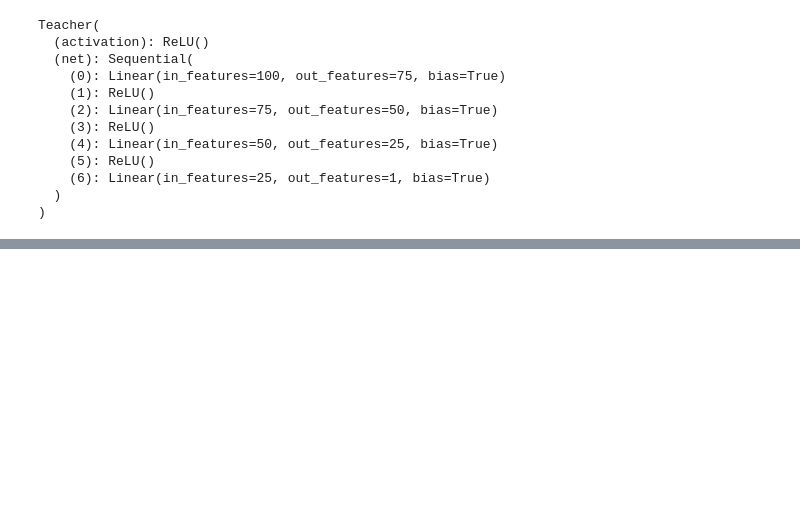
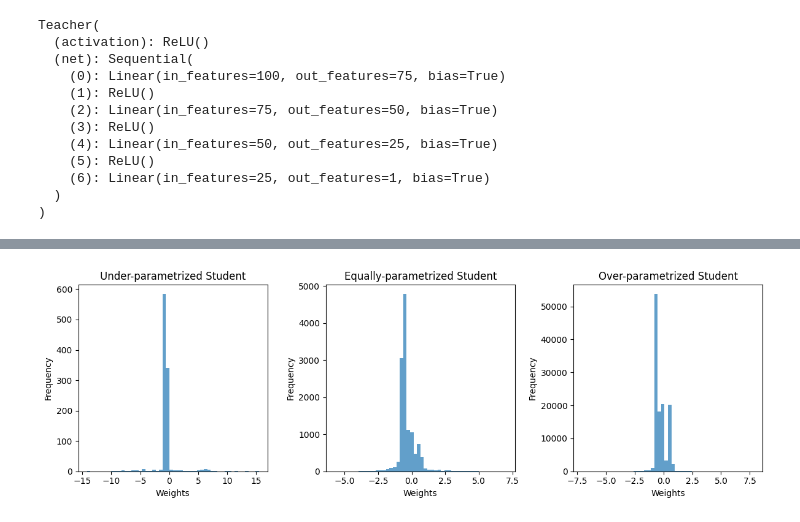
Before and after one commit to GabrielePintus/AdvancedDL-KernelMethods, a Jupyter notebook: Challenges/2/notebook.ipynb, the cells around one changed output, grey strips where cells are left out. Saved outputs shown, nothing was run; the diff lists cells and outputs as text; code cells hidden in the pictures; blank space fills up the shorter version.

```diff
--- a/Challenges/2/notebook.ipynb
+++ b/Challenges/2/notebook.ipynb
@@ -129,0 +73,5 @@ df_StudentO["train_loss_SMA"] = df_StudentU["train_loss"].rolling(window=10).mea
+# %%
+student_U = StudentU().to(device)
+student_U.init_weights()
+
+print_nparams(student_U)
@@ -129,0 +224,8 @@ df_StudentO["train_loss_SMA"] = df_StudentU["train_loss"].rolling(window=10).mea
+# %%
+weights_U = [ w.cpu().detach().numpy() for w in student_U.parameters() ]
+weights_E = [ w.cpu().detach().numpy() for w in student_E.parameters() ]
+weights_O = [ w.cpu().detach().numpy() for w in student_O.parameters() ]
+
+global_weights_U = np.concatenate([ w.flatten() for w in weights_U ])
+global_weights_E = np.concatenate([ w.flatten() for w in weights_E ])
+global_weights_O = np.concatenate([ w.flatten() for w in weights_O ])
@@ -129,0 +251,22 @@ df_StudentO["train_loss_SMA"] = df_StudentU["train_loss"].rolling(window=10).mea
+# %%
+fig, ax = plt.subplots(1, 3, figsize=(12, 4))
+# Under parametrized student
+ax[0].hist(global_weights_U, bins=50, alpha=0.7)
+ax[0].set_title("Under-parametrized Student")
+ax[0].set_xlabel("Weights")
+ax[0].set_ylabel("Frequency")
+# Equally parametrized student
+ax[1].hist(global_weights_E, bins=50, alpha=0.7)
+ax[1].set_title("Equally-parametrized Student")
+ax[1].set_xlabel("Weights")
+ax[1].set_ylabel("Frequency")
+# Over parametrized student
+ax[2].hist(global_weights_O, bins=50, alpha=0.7)
+ax[2].set_title("Over-parametrized Student")
+ax[2].set_xlabel("Weights")
+ax[2].set_ylabel("Frequency")
+
+plt.tight_layout()
+plt.show()
+# %% [output]
+[figure, added]
```
Also changed, not shown: parts of 42 cells of this notebook, 3 other files.
